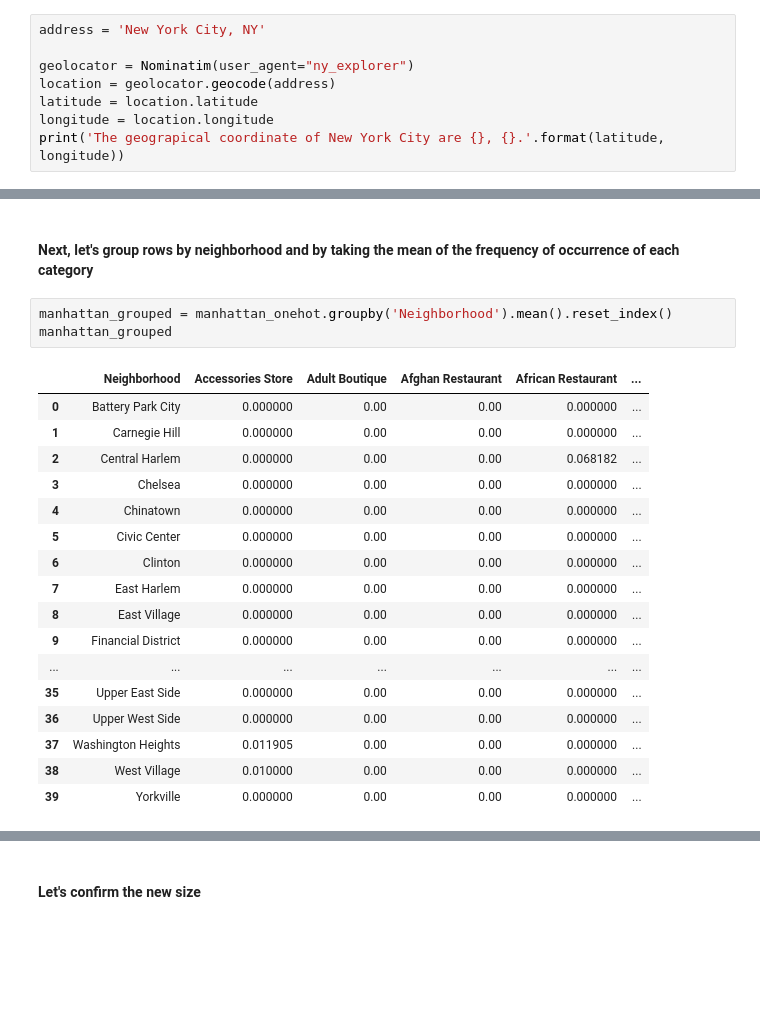
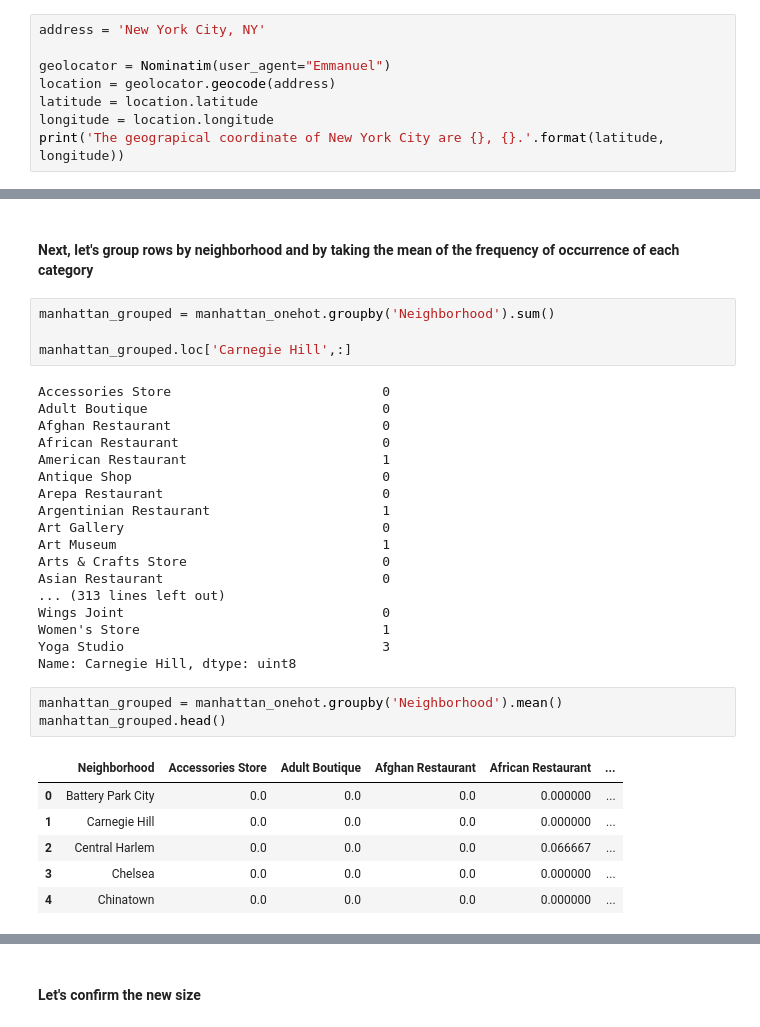
Before and after one commit to ekncheuguim/Couesera--Capstone, a Jupyter notebook: NeighborhoodsNewYork-py-v1.0.ipynb, the cells around one changed output, grey strips where cells are left out. Saved outputs shown, nothing was run; the diff lists cells and outputs as text; blank space fills up the shorter version.

Commit message:
Published from Watson Studio.

```diff
--- a/NeighborhoodsNewYork-py-v1.0.ipynb
+++ b/NeighborhoodsNewYork-py-v1.0.ipynb
@@ -204,7 +208,7 @@ In order to define an instance of the geocoder, we need to define a user_agent.
 # %%
 address = 'New York City, NY'
 
-geolocator = Nominatim(user_agent="ny_explorer")
+geolocator = Nominatim(user_agent="Emmanuel")
 location = geolocator.geocode(address)
 latitude = location.latitude
 longitude = location.longitude
@@ -565,23 +693,34 @@ manhattan_onehot.shape
 # %% [markdown]
 #### Next, let's group rows by neighborhood and by taking the mean of the frequency of occurrence of each category
+# %%
+manhattan_grouped = manhattan_onehot.groupby('Neighborhood').sum()
+
+manhattan_grouped.loc['Carnegie Hill',:]
+# %% [output]
+Accessories Store                           0
+Adult Boutique                              0
+Afghan Restaurant                           0
+African Restaurant                          0
+American Restaurant                         1
+Antique Shop                                0
+Arepa Restaurant                            0
+Argentinian Restaurant                      1
+Art Gallery                                 0
+Art Museum                                  1
+Arts & Crafts Store                         0
+Asian Restaurant                            0
+... (313 lines left out)
+Wings Joint                                 0
+Women's Store                               1
+Yoga Studio                                 3
+Name: Carnegie Hill, dtype: uint8
 # %%
-manhattan_grouped = manhattan_onehot.groupby('Neighborhood').mean().reset_index()
-manhattan_grouped
+manhattan_grouped = manhattan_onehot.groupby('Neighborhood').mean()
+manhattan_grouped.head()
 # %% [output]
 |  | Neighborhood | Accessories Store | Adult Boutique | Afghan Restaurant | African Restaurant | ... |
-| 0 | Battery Park City | 0.000000 | 0.00 | 0.00 | 0.000000 | ... |
-| 1 | Carnegie Hill | 0.000000 | 0.00 | 0.00 | 0.000000 | ... |
-| 2 | Central Harlem | 0.000000 | 0.00 | 0.00 | 0.068182 | ... |
-| 3 | Chelsea | 0.000000 | 0.00 | 0.00 | 0.000000 | ... |
-| 4 | Chinatown | 0.000000 | 0.00 | 0.00 | 0.000000 | ... |
-| 5 | Civic Center | 0.000000 | 0.00 | 0.00 | 0.000000 | ... |
-| 6 | Clinton | 0.000000 | 0.00 | 0.00 | 0.000000 | ... |
-| 7 | East Harlem | 0.000000 | 0.00 | 0.00 | 0.000000 | ... |
-| 8 | East Village | 0.000000 | 0.00 | 0.00 | 0.000000 | ... |
-| 9 | Financial District | 0.000000 | 0.00 | 0.00 | 0.000000 | ... |
-| ... | ... | ... | ... | ... | ... | ... |
-| 35 | Upper East Side | 0.000000 | 0.00 | 0.00 | 0.000000 | ... |
-| 36 | Upper West Side | 0.000000 | 0.00 | 0.00 | 0.000000 | ... |
-| 37 | Washington Heights | 0.011905 | 0.00 | 0.00 | 0.000000 | ... |
-| 38 | West Village | 0.010000 | 0.00 | 0.00 | 0.000000 | ... |
-| 39 | Yorkville | 0.000000 | 0.00 | 0.00 | 0.000000 | ... |
+| 0 | Battery Park City | 0.0 | 0.0 | 0.0 | 0.000000 | ... |
+| 1 | Carnegie Hill | 0.0 | 0.0 | 0.0 | 0.000000 | ... |
+| 2 | Central Harlem | 0.0 | 0.0 | 0.0 | 0.066667 | ... |
+| 3 | Chelsea | 0.0 | 0.0 | 0.0 | 0.000000 | ... |
+| 4 | Chinatown | 0.0 | 0.0 | 0.0 | 0.000000 | ... |
```
Also changed, not shown: parts of 29 cells of this notebook.
